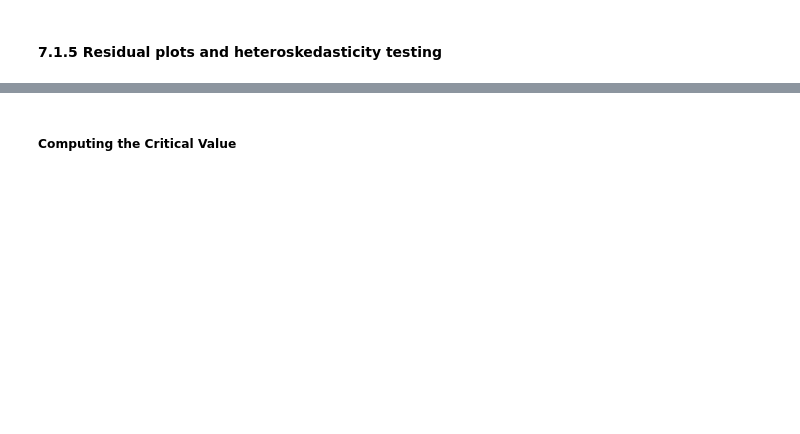
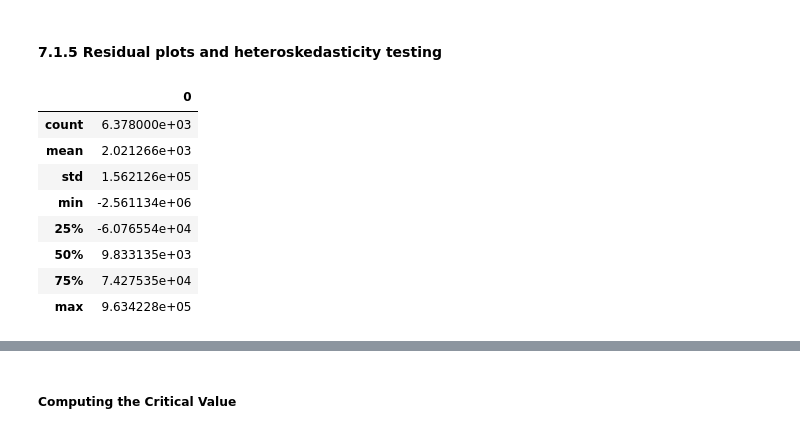
Before and after one commit to veronica1013/Datascience_core_module2_week1_IP, a Jupyter notebook: Moringa_Data_Science_Core_Module2_W2_Independent_Project_2021_10_Veronica_Isiaho_Python_Notebook_ipynb.ipynb, the cells around one changed output, grey strips where cells are left out. Drawn from its saved outputs; the diff is of its cells as text; code cells hidden in the pictures; blank space fills up the shorter version.

```diff
--- a/Moringa_Data_Science_Core_Module2_W2_Independent_Project_2021_10_Veronica_Isiaho_Python_Notebook_ipynb.ipynb
+++ b/Moringa_Data_Science_Core_Module2_W2_Independent_Project_2021_10_Veronica_Isiaho_Python_Notebook_ipynb.ipynb
@@ -1335,7 +1406,17 @@ print(f"The Average Value of the RMSES of the 10 folds is: {np.mean(RMSES)}")
 #### 7.1.5 Residual plots and heteroskedasticity testing
 # %%
 # Residuals
-residuals = np.subtract(y_pred_5, y_test)
+residuals = np.subtract(y_pred_4, y_test)
 pd.DataFrame(residuals).describe()
+# %% [output]
+|  | 0 |
+| count | 6.378000e+03 |
+| mean | 2.021266e+03 |
+| std | 1.562126e+05 |
+| min | -2.561134e+06 |
+| 25% | -6.076554e+04 |
+| 50% | 9.833135e+03 |
+| 75% | 7.427535e+04 |
+| max | 9.634228e+05 |
 # %%
 # Residual plot for the Model
```
Also changed, not shown: parts of 42 cells of this notebook.
